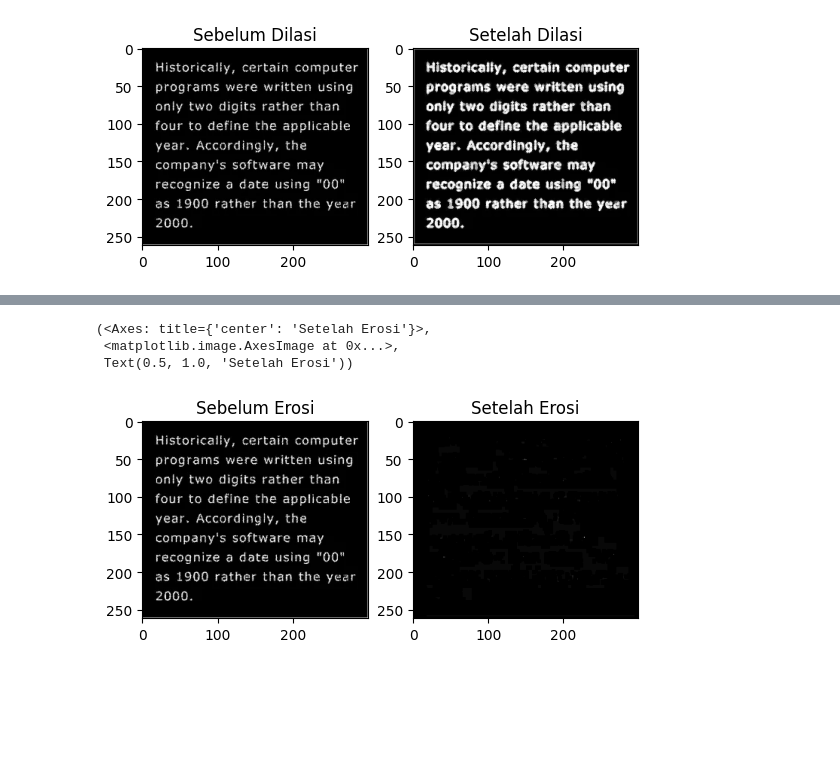
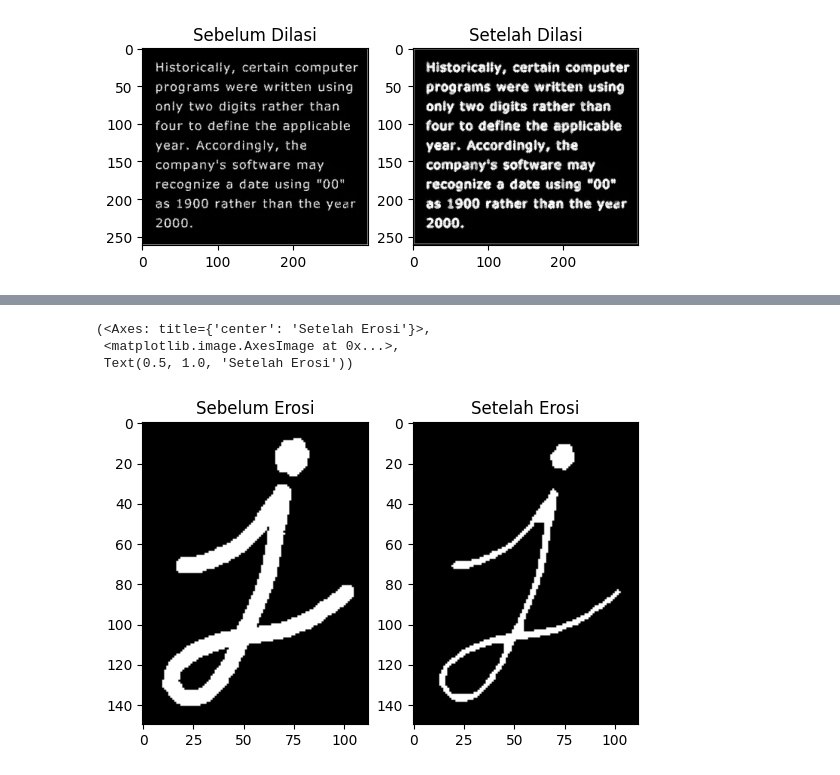
Before and after one commit to irbaadika/PCVK_Genap_2023, a Jupyter notebook: Jobsheet9.ipynb, the cells around one changed output, grey strips where cells are left out. Drawn from its saved outputs; the diff is of its cells as text; code cells hidden in the pictures; blank space fills up the shorter version.

```diff
--- a/Jobsheet9.ipynb
+++ b/Jobsheet9.ipynb
@@ -27,7 +27,9 @@ plt.imshow(img_dilation, cmap="gray")
 #Define new image to store the pixels of dilated image
 result_dilation= np.zeros((p,q), dtype=np.uint8)
 #Define the structuring element
-SED= np.array([[0,1,0], [1,1,1],[0,1,0]])
+SED= np.array([[0,1,0],
+               [1,1,1],
+               [0,1,0]])
 constant1=1
 #Dilation operation without using inbuilt CV2 function
 for i in range(constant1, p-constant1):
@@ -47,29 +62,29 @@ plt.subplot(122),plt.imshow(result_dilation,cmap="gray"),plt.title('Setelah Dila
 # %%
 # EROSI TANPA LIBRARY
 
 #Read the image for erosion
-img_erosion= cv2.imread('/content/drive/MyDrive/ASSETS-PVCK/Images/morphology.png',0)
+img_erosion= cv2.imread('/content/drive/MyDrive/ASSETS-PVCK/Images/j.png',0)
 #Acquire size of the image
 m,n= img_erosion.shape
 #Show the image
 plt.imshow(img_erosion, cmap="gray")
 # Define the structuring element
 # k= 11,15,45 -Different sizes of the structuring element
 k=5
 SE= np.ones((k,k), dtype=np.uint8)
 constant= (k-1)//2
 #Define new image
 result_erosion= np.zeros((m,n), dtype=np.uint8)
 #Erosion without using inbuilt cv2 function for morphology
 for i in range(constant, m-constant):
   for j in range(constant,n-constant):
     temp= img_erosion[i-constant:i+constant+1, j-constant:j+constant+1]
     product= temp*SE
     result_erosion[i,j]= np.min(product)
 plt.subplot(121),plt.imshow(img_erosion,cmap="gray"),plt.title('Sebelum Erosi')
 plt.subplot(122),plt.imshow(result_erosion,cmap="gray"),plt.title('Setelah Erosi')
 # %% [output]
 (<Axes: title={'center': 'Setelah Erosi'}>,
  <matplotlib.image.AxesImage at 0x...>,
  Text(0.5, 1.0, 'Setelah Erosi'))
-[figure, old version]
+[figure, new version]
```
Also changed, not shown: parts of 9 cells of this notebook.
